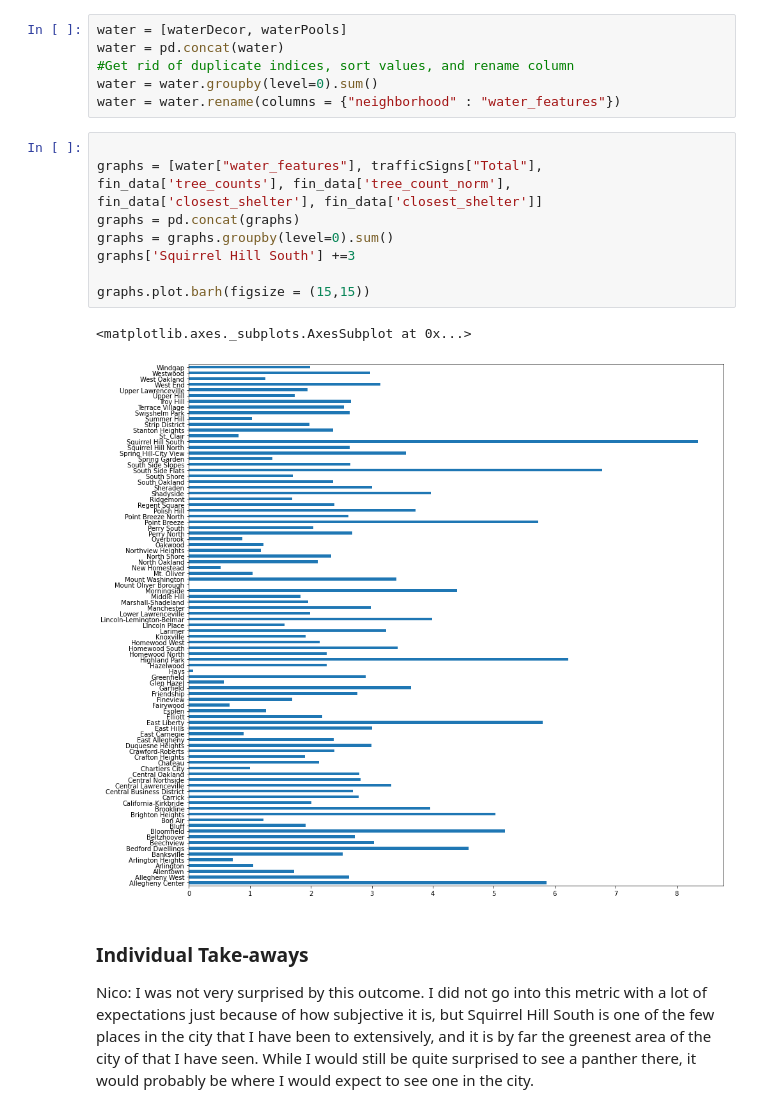
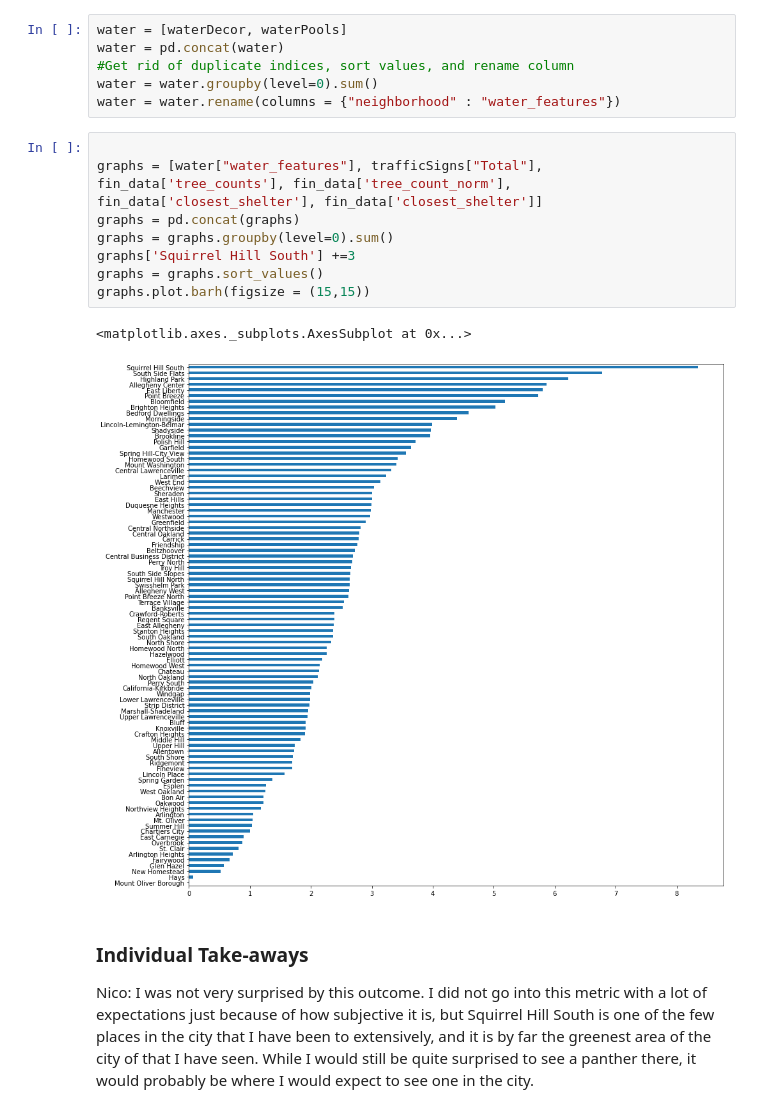
Before and after one commit to pjp401/CMPINF0010-Final-Project, a Jupyter notebook: FinalProject.ipynb, the cells around one changed output. Saved outputs shown, nothing was run; the diff lists cells and outputs as text.

```diff
--- a/FinalProject.ipynb
+++ b/FinalProject.ipynb
@@ -471,14 +473,14 @@ water = water.rename(columns = {"neighborhood" : "water_features"})
 # %%
 
 graphs = [water["water_features"], trafficSigns["Total"], fin_data['tree_counts'], fin_data['tree_count_norm'], fin_data['closest_shelter'], fin_data['closest_shelter']]
 graphs = pd.concat(graphs)
 graphs = graphs.groupby(level=0).sum()
 graphs['Squirrel Hill South'] +=3
-
+graphs = graphs.sort_values()
 graphs.plot.barh(figsize = (15,15))
 # %% [output]
 <matplotlib.axes._subplots.AxesSubplot at 0x...>
-[figure, old version]
+[figure, new version]
 # %% [markdown]
 ### Individual Take-aways
 
```
Also changed, not shown: parts of 1 cell of this notebook.
